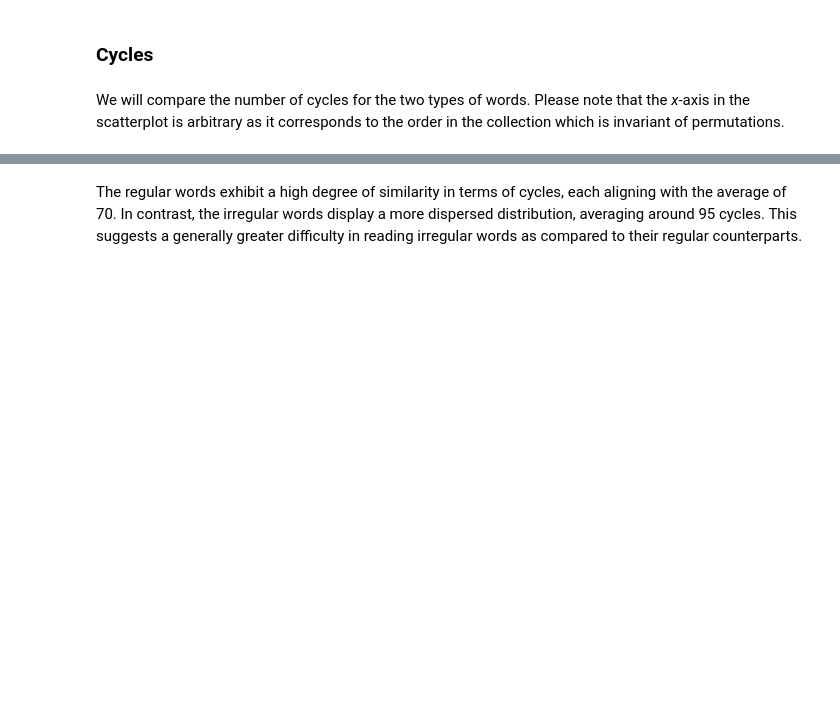
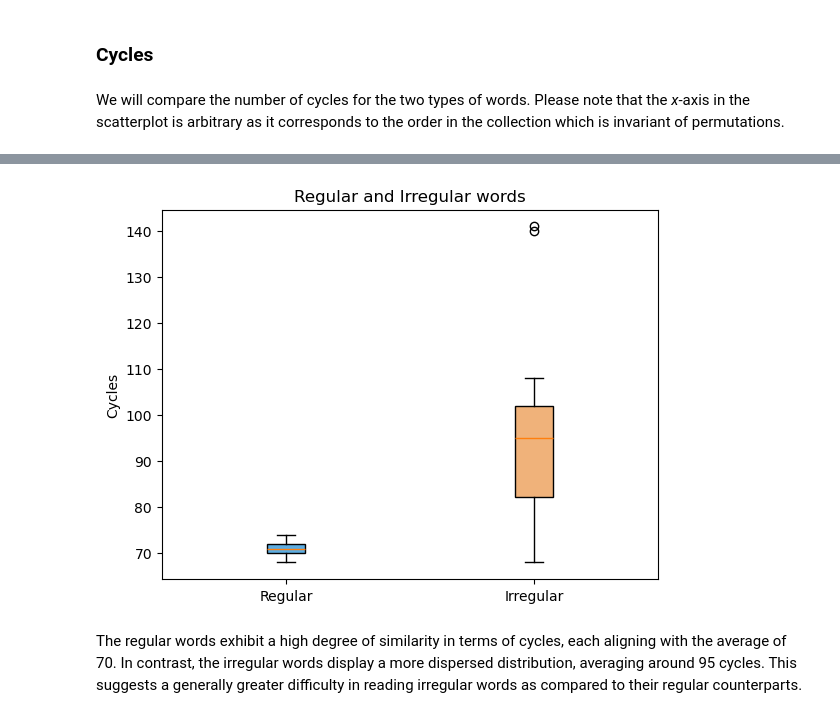
Before and after one commit to Quinta13/LRB_project, a Jupyter notebook: assignment2/exercises.ipynb, the cells around one changed output, grey strips where cells are left out. Drawn from its saved outputs; the diff is of its cells as text; code cells hidden in the pictures; blank space fills up the shorter version.

```diff
--- a/assignment2/exercises.ipynb
+++ b/assignment2/exercises.ipynb
@@ -146,3 +146,11 @@ Irregular avg. 95
+# %%
+ResultSet.plot_cycles_boxplot(
+    results=[regular_results, irregular_results],
+    legends=["Regular", "Irregular"],
+    title="Regular and Irregular words"
+)
+# %% [output]
+[figure, added]
 # %% [markdown]
 The regular words exhibit a high degree of similarity in terms of cycles, each aligning with the average of 70. In contrast, the irregular words display a more dispersed distribution, averaging around 95 cycles. This suggests a generally greater difficulty in reading irregular words as compared to their regular counterparts.
 # %% [markdown]
```
Also changed, not shown: parts of 12 cells of this notebook, 2 other files.
